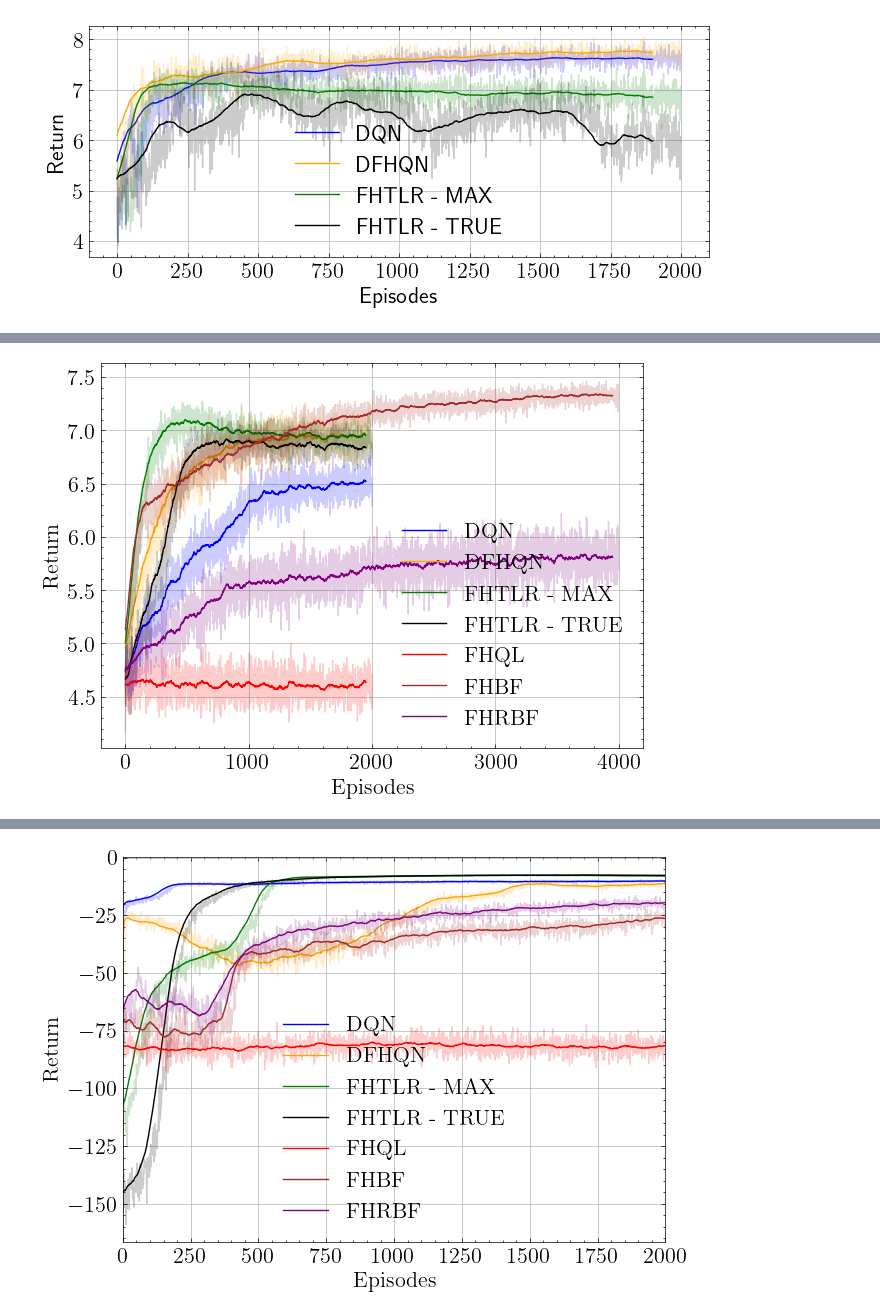
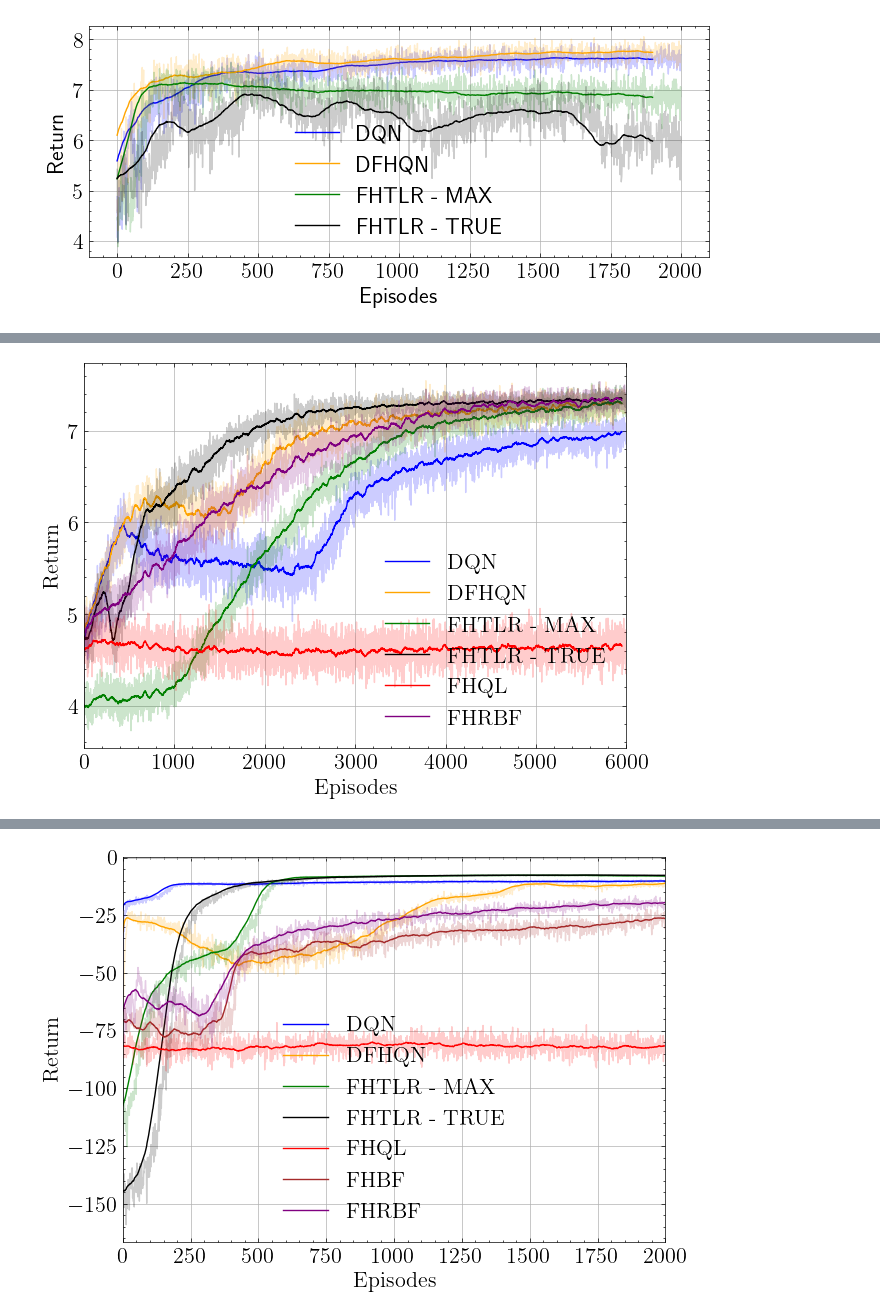
Before and after one commit to sergiorozada12/fhtlr-opt-learning, a Jupyter notebook: pruebas.ipynb, the cells around one changed output, grey strips where cells are left out. Cells and saved outputs as stored; diff of their text form; code cells hidden in the pictures.

```diff
--- a/pruebas.ipynb
+++ b/pruebas.ipynb
@@ -15,14 +75,16 @@ plot_wireless()
 import matplotlib
 import scienceplots
 #dqn = Gs_dqn[n1:n2,:]
-dqn3 = np.load("results/wireless/dqn-100.npy")
-dfhqn = np.load("results/wireless/dfhqn-100.npy")
-fhtlr_max = np.load("results/wireless/fhtlr_max-100.npy")
-fhtlr_true = np.load("results/wireless/fhtlr_true-100.npy")
-fhql = np.load("results/wireless/fhql-100.npy")
+dqn3 = np.load("results/wireless_dqn-explore.npy")
+dfhqn = np.load("results/wireless_dfhqn-explore.npy")
+#fhtlr_max = np.load("results/wireless/fhtlr_max-100.npy")
+#fhtlr_true = np.load("results/wireless/fhtlr_true-100.npy")
+fhtlr_max = np.load("results/wireless_fhtlr_max-explore.npy")
+fhtlr_true = np.load("results/wireless_fhtlr_true-explore.npy")
+fhql = np.load("results/wireless_fhql-explore.npy")
 linear = np.load("results/wireless/bf-100.npy")
-fhlinear = np.load("results/wireless/fhbf-100.npy")
-fhrbf = np.load("results/wireless/fhrbf-100.npy")
+fhlinear = np.load("results/wireless_fhbf-explore.npy")
+fhrbf = np.load("results/wireless_fhrbf-5.npy")
 
 mu_dqn3 = np.mean(dqn3, axis=0)
 mu_dfhqn = np.mean(dfhqn, axis=0)
@@ -48,34 +110,34 @@ mu_fhrbf_smt = [np.mean(mu_fgrbf[i - w : i]) for i in range(w, len(mu_fgrbf))]
 
 
 with plt.style.context(["science"], ["ieee"]):
     matplotlib.rcParams.update({"font.size": 16})
 
     fig = plt.figure(figsize=[7, 5])
     #plt.plot(mu_dqn_smt, c="b", label="DQN")
     #plt.plot(mu_dqn, alpha=0.2, c="b")
 
     plt.plot(mu_dqn_smt3, c="b", label="DQN")
     plt.plot(mu_dqn3, alpha=0.2, c="b")
     plt.plot(mu_dfhqn_smt, c="orange", label="DFHQN")
     plt.plot(mu_dfhqn, alpha=0.2, c="orange")
     plt.plot(mu_fhtlr_max_smt, c="g", label="FHTLR - MAX")
     plt.plot(mu_fhtlr_max, alpha=0.2, c="g")
     plt.plot(mu_fhtlr_true_smt, c="k", label="FHTLR - TRUE")
     plt.plot(mu_fhtlr_true, alpha=0.2, c="k")
     plt.plot(mu_fhql_smt, c="r", label="FHQL")
     plt.plot(mu_fhql, alpha=0.2, c="r")
     """plt.plot(mu_linear_smt, c="purple", label="BF")
-    plt.plot(mu_linear, alpha=0.2, c="purple")"""
+    plt.plot(mu_linear, alpha=0.2, c="purple")
     plt.plot(mu_fhlinear_smt, c="brown", label="FHBF")
-    plt.plot(mu_fhlinear, alpha=0.2, c="brown")
+    plt.plot(mu_fhlinear, alpha=0.2, c="brown")"""
     plt.plot(mu_fhrbf_smt, c="purple", label="FHRBF")
     plt.plot(mu_fgrbf, alpha=0.2, c="purple")
-    #plt.xlim(0, 2000)
+    plt.xlim(0, 6000)
     #plt.ylim(-3, 1.6)
     plt.grid()
     plt.legend()
     plt.xlabel("Episodes")
     plt.ylabel("Return")
     plt.show()
 # %% [output]
-[figure, old version]
+[figure, new version]
```
Also changed, not shown: parts of 3 cells of this notebook, 29 other files.
